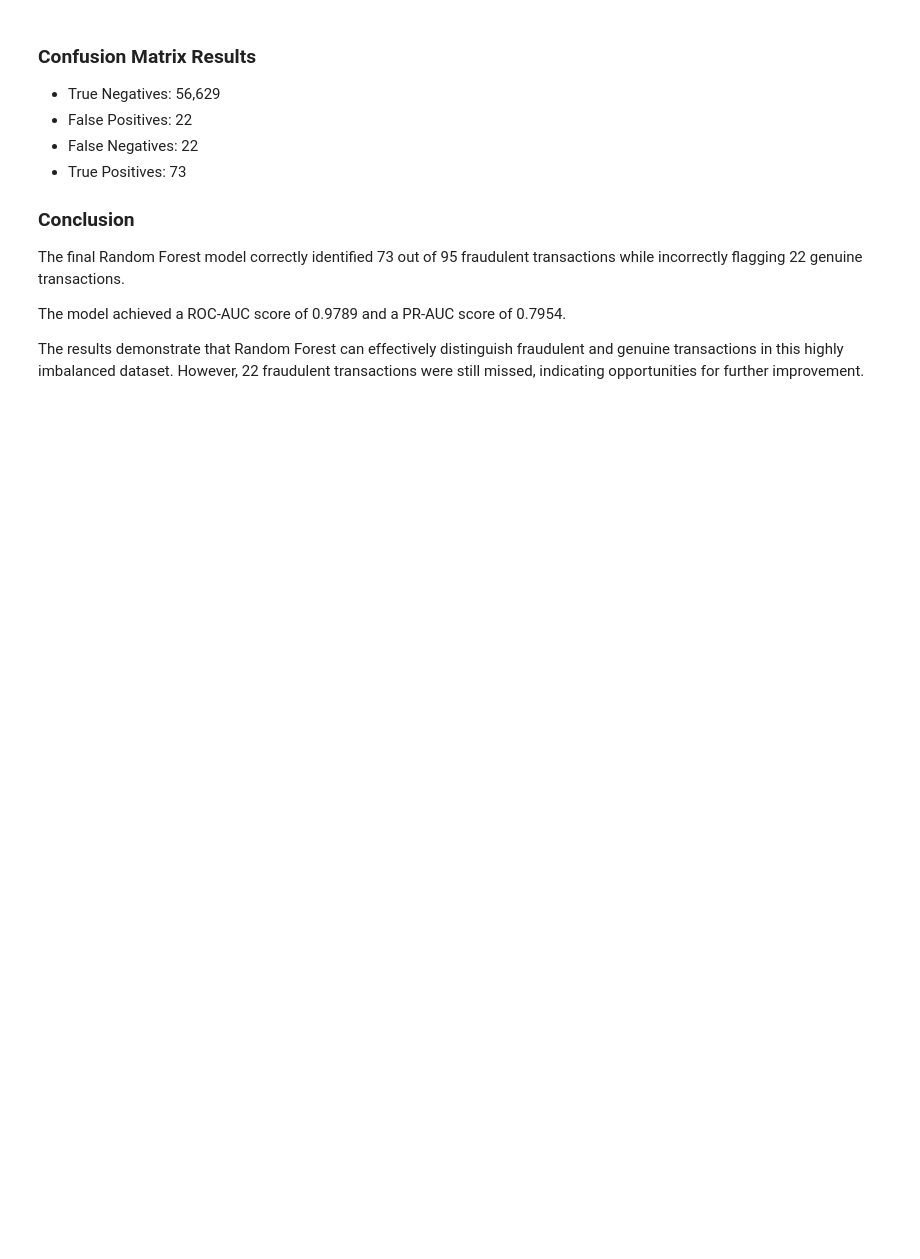
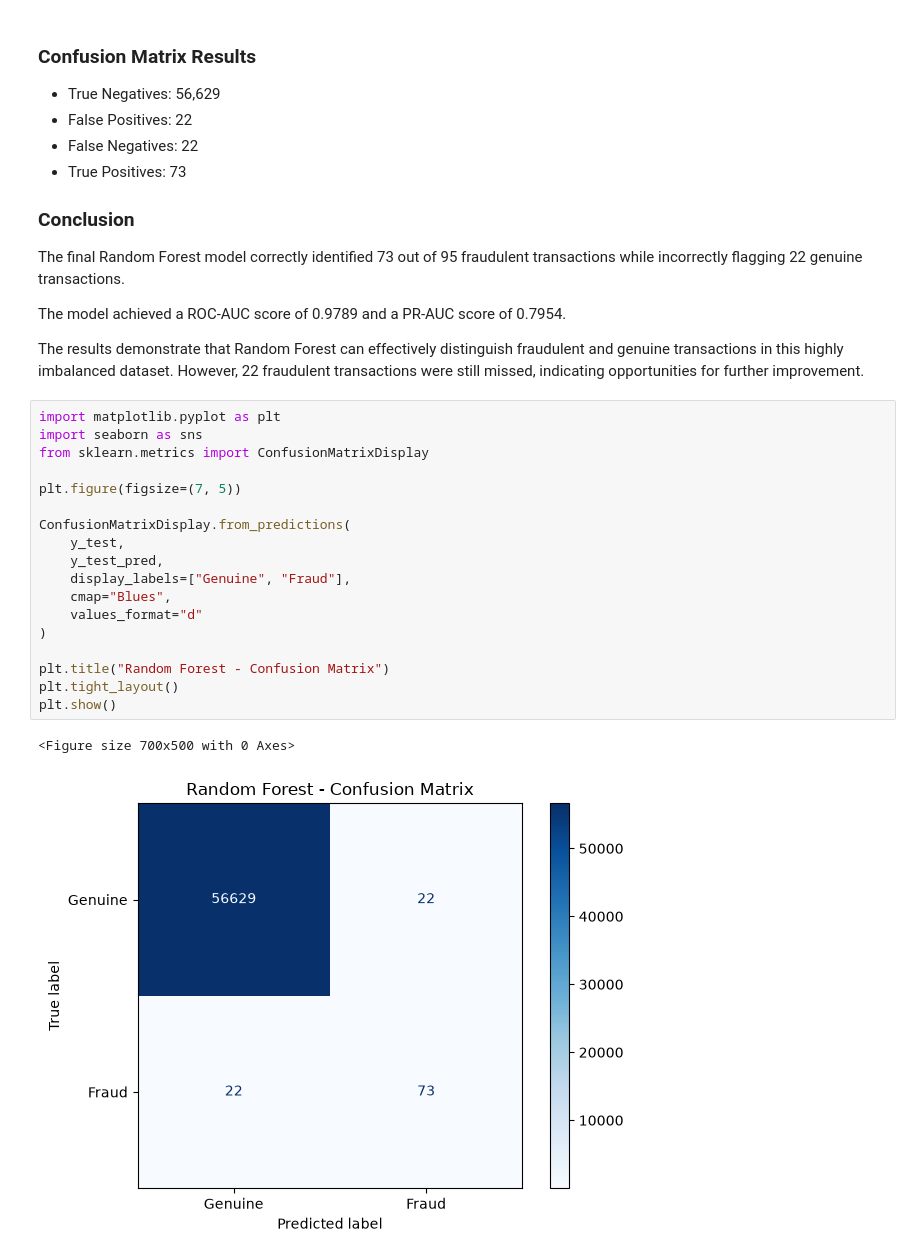
Before and after one commit to bharghavguru/Credit-Card-Fraud-Detection, a Jupyter notebook: notebooks/03_model_training.ipynb, the cells around one changed output. Saved outputs shown, nothing was run; the diff lists cells and outputs as text; blank space fills up the shorter version.

Commit message:
Add model evaluation visualizations

```diff
--- a/notebooks/03_model_training.ipynb
+++ b/notebooks/03_model_training.ipynb
@@ -524,3 +524,24 @@ The final Random Forest model correctly identified 73 out of 95 fraudulent trans
 The model achieved a ROC-AUC score of 0.9789 and a PR-AUC score of 0.7954.
 
 The results demonstrate that Random Forest can effectively distinguish fraudulent and genuine transactions in this highly imbalanced dataset. However, 22 fraudulent transactions were still missed, indicating opportunities for further improvement.
+# %%
+import matplotlib.pyplot as plt
+import seaborn as sns
+from sklearn.metrics import ConfusionMatrixDisplay
+
+plt.figure(figsize=(7, 5))
+
+ConfusionMatrixDisplay.from_predictions(
+    y_test,
+    y_test_pred,
+    display_labels=["Genuine", "Fraud"],
+    cmap="Blues",
+    values_format="d"
+)
+
+plt.title("Random Forest - Confusion Matrix")
+plt.tight_layout()
+plt.show()
+# %% [output]
+<Figure size 700x500 with 0 Axes>
+[figure, added]
```
Also changed, not shown: parts of 3 cells of this notebook.
